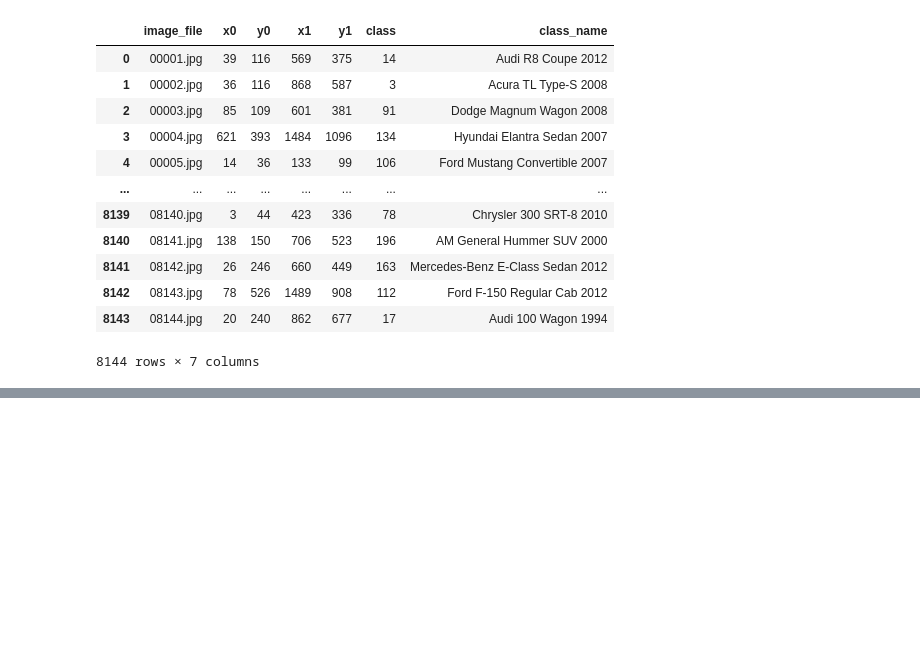
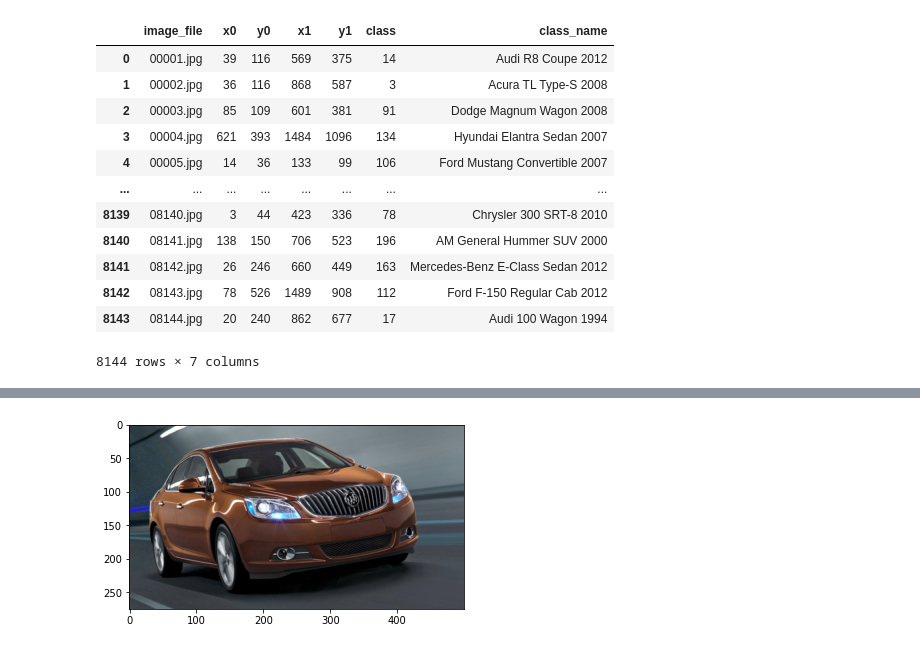
Before and after one commit to bamachrn/car-detection-cv2, a Jupyter notebook: car_detection.ipynb, the cells around one changed output, grey strips where cells are left out. Cells and saved outputs as stored; diff of their text form; code cells hidden in the pictures; blank space fills up the shorter version.

```diff
--- a/car_detection.ipynb
+++ b/car_detection.ipynb
@@ -168,0 +181,9 @@ plt.show()
+# %%
+test_annotate['class_name'] = test_annotate.apply(lambda x: class_names_data['class_name'][x['class']%len(class_names_data['class_name'])], axis=1)
+# %%
+test_image_path = project_path+"car_data/car_data/test"
+test_image_list = get_image_file_list(test_image_path)
+test_annotate = map_image_metadata(test_image_path, test_annotate, test_image_list)
+# %%
+df = test_annotate.iloc[10]
+df
@@ -168,0 +200,4 @@ plt.show()
+# %%
+show_image(df)
+# %% [output]
+[figure, added]
```
Also changed, not shown: parts of 19 cells of this notebook.
